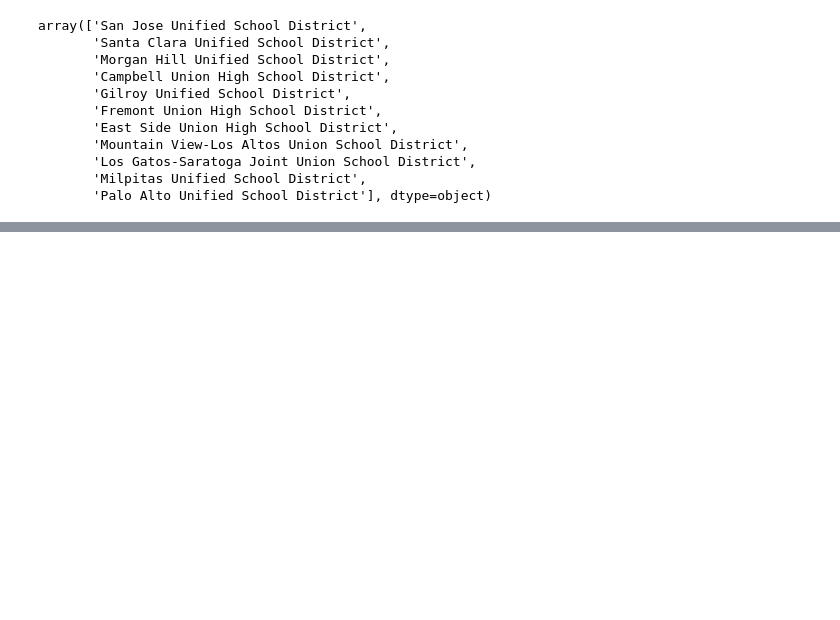
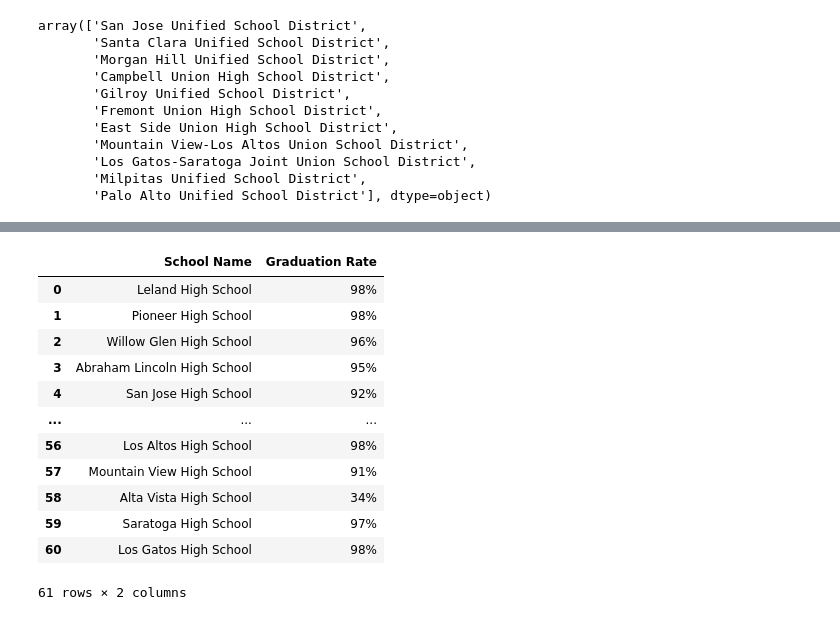
Before and after one commit to its-melina/high-schools-data-analytics, a Jupyter notebook: data_scraping.ipynb, the cells around one changed output, grey strips where cells are left out. Saved outputs shown, nothing was run; the diff lists cells and outputs as text; code cells hidden in the pictures; blank space fills up the shorter version.

```diff
--- a/data_scraping.ipynb
+++ b/data_scraping.ipynb
@@ -254,0 +311,20 @@ for name in scc_district_names:
+# %%
+keys = grad_rates.keys()
+vals = grad_rates.values()
+
+grad_rates_df = pd.DataFrame({"School Name": keys, "Graduation Rate": vals})
+grad_rates_df
+# %% [output]
+|  | School Name | Graduation Rate |
+| 0 | Leland High School | 98% |
+| 1 | Pioneer High School | 98% |
+| 2 | Willow Glen High School | 96% |
+| 3 | Abraham Lincoln High School | 95% |
+| 4 | San Jose High School | 92% |
+| ... | ... | ... |
+| 56 | Los Altos High School | 98% |
+| 57 | Mountain View High School | 91% |
+| 58 | Alta Vista High School | 34% |
+| 59 | Saratoga High School | 97% |
+| 60 | Los Gatos High School | 98% |
+61 rows × 2 columns
```
Also changed, not shown: parts of 9 cells of this notebook.
